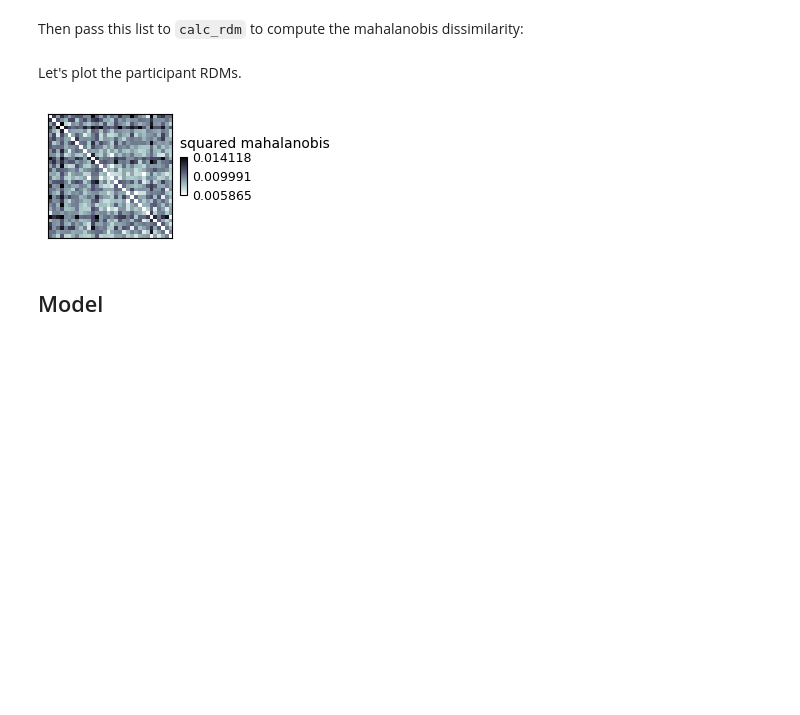
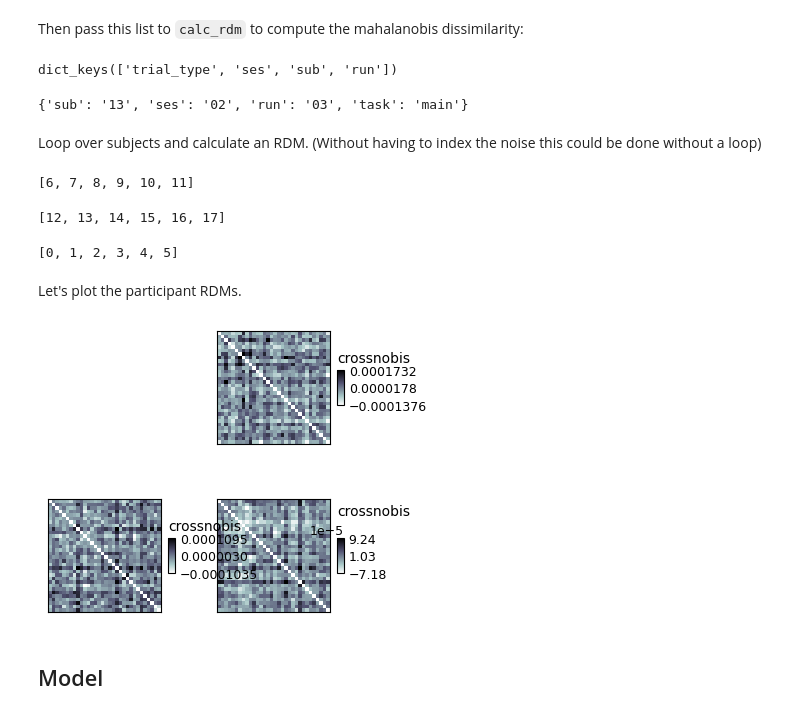
Before and after one commit to rsagroup/rsatoolbox, a Jupyter notebook: demos/demo_fmri_nilearn.ipynb, the cells around one changed output. Drawn from its saved outputs; the diff is of its cells as text; code cells hidden in the pictures; blank space fills up the shorter version.

Commit message:
nilearn demo on 3 subjects

```diff
--- a/demos/demo_fmri_nilearn.ipynb
+++ b/demos/demo_fmri_nilearn.ipynb
@@ -268,6 +296,6 @@ Next we focus on a ROI: The right hemisphere IT as provided by the cortical parc
 # %% [markdown]
 Calculate the noise precision (with shrinkage) matrix for each run
 # %%
-degrees_of_freedom = dm.shape[1]
+degrees_of_freedom = design_matrix.shape[1]
 display(degrees_of_freedom)
 # %% [output]
@@ -275,6 +307,6 @@ display(degrees_of_freedom)
 # %%
 run_precs = []
-for nds in it_noise_datasets:
+for nds in run_noise_sets:
     run_precs.append(
         prec_from_residuals(
             nds.measurements,
@@ -296,10 +319,39 @@ subject_rdm = subject_run_rdms.mean()
+# %%
+group_ds = merge_datasets(run_datasets)
+group_ds.obs_descriptors.keys()
+# %% [output]
+dict_keys(['trial_type', 'ses', 'sub', 'run'])
+# %%
+run_datasets[0].descriptors
+# %% [output]
+{'sub': '13', 'ses': '02', 'run': '03', 'task': 'main'}
+# %% [markdown]
+Loop over subjects and calculate an RDM. (Without having to index the noise this could be done without a loop)
+# %%
+rdms_list = []
+for sub in set(group_ds.obs_descriptors['sub']):
+    run_indices = [r for (r, ds) in enumerate(run_datasets) if ds.descriptors['sub'] == sub]
+    rdms_list.append(
+        calc_rdm(
+            dataset=merge_datasets([run_datasets[r] for r in run_indices]),
+            noise=[run_precs[r] for r in run_indices],
+            method='crossnobis',
+            descriptor='trial_type',
+            cv_descriptor='run',
+        )
+    )
+data_rdms = concat(rdms_list)
+# %% [output]
+[6, 7, 8, 9, 10, 11]
+[12, 13, 14, 15, 16, 17]
+[0, 1, 2, 3, 4, 5]
 # %% [markdown]
 Let's plot the participant RDMs.
 # %%
-fig, _, _ = show_rdm(subject_rdm, show_colorbar='panel')
+fig, _, _ = show_rdm(data_rdms, show_colorbar='panel')
 matplotlib.pyplot.show()
 # %% [output]
-[figure, old version]
+[figure, new version]
 # %% [markdown]
 ## Model
 # %% [markdown]
```
Also changed, not shown: parts of 18 cells of this notebook.
